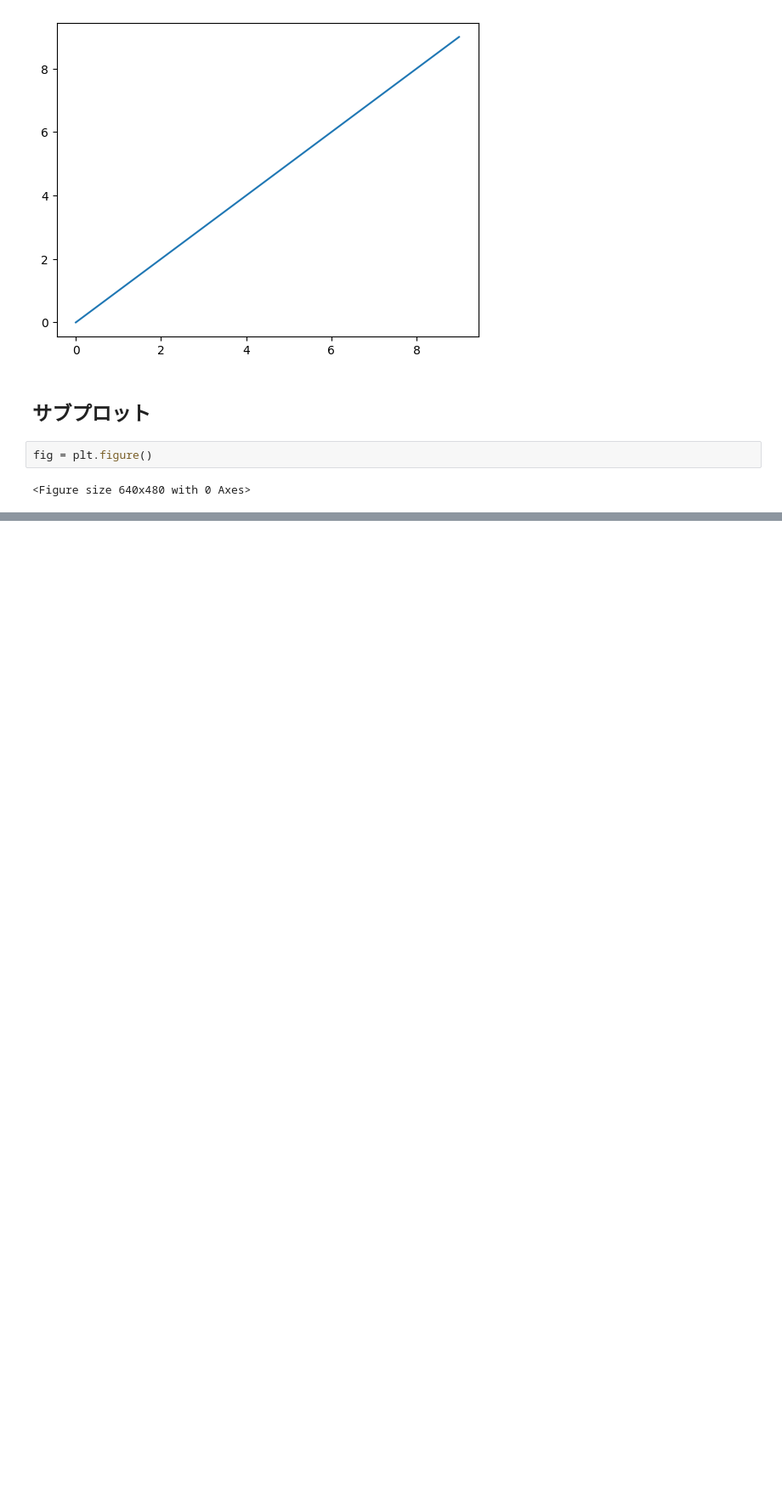
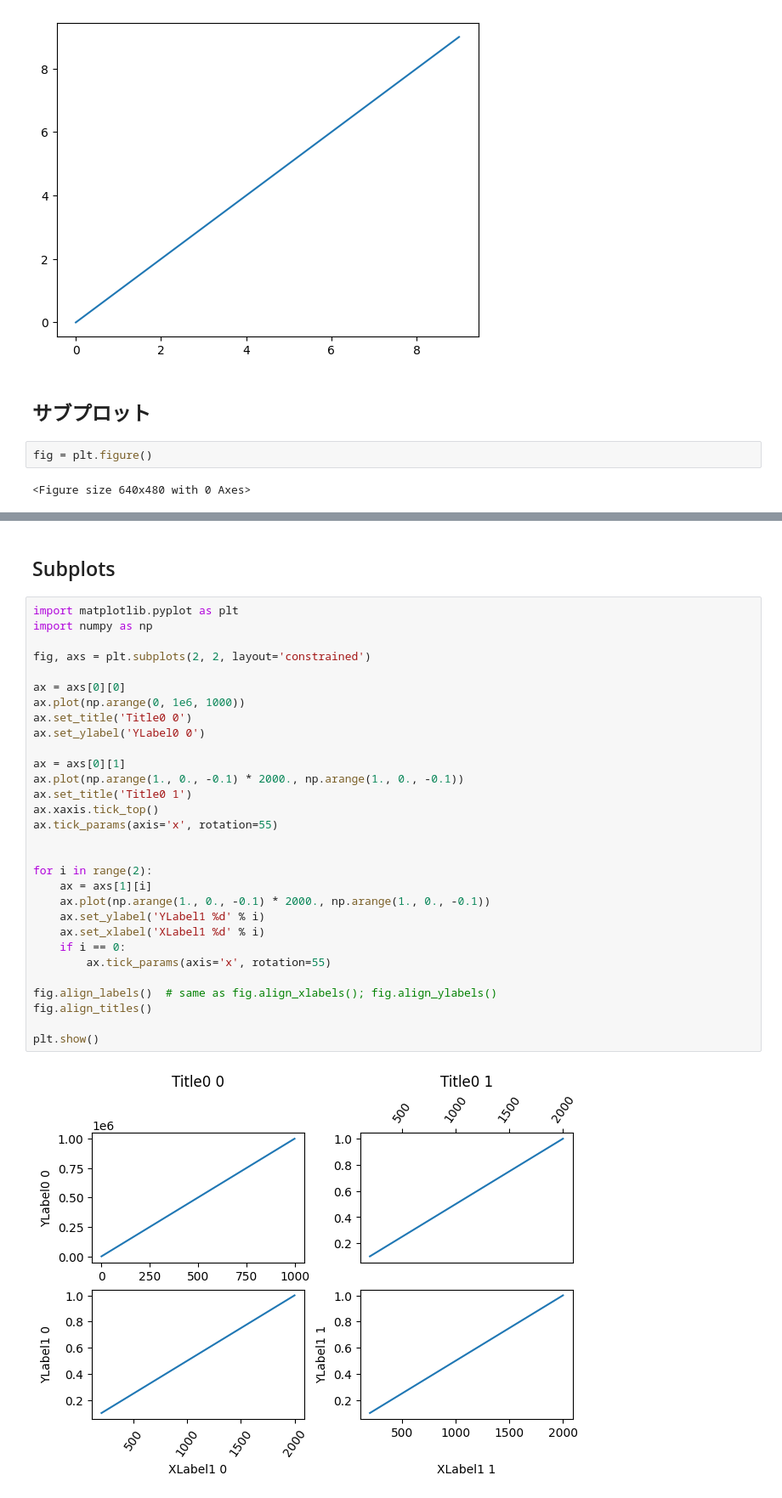
Before and after one commit to tker-78/visualization-training, a Jupyter notebook: notebook/matplotlib.ipynb, the cells around one changed output, grey strips where cells are left out. Shown: that part at 85% size. Saved outputs shown, nothing was run; the diff lists cells and outputs as text; blank space fills up the shorter version.

```diff
--- a/notebook/matplotlib.ipynb
+++ b/notebook/matplotlib.ipynb
@@ -42,0 +38,34 @@ TypeError: show() takes from 0 to 2 positional arguments but 3 were given
+# %% [markdown]
+## Subplots
+# %%
+import matplotlib.pyplot as plt
+import numpy as np
+
+fig, axs = plt.subplots(2, 2, layout='constrained')
+
+ax = axs[0][0]
+ax.plot(np.arange(0, 1e6, 1000))
+ax.set_title('Title0 0')
+ax.set_ylabel('YLabel0 0')
+
+ax = axs[0][1]
+ax.plot(np.arange(1., 0., -0.1) * 2000., np.arange(1., 0., -0.1))
+ax.set_title('Title0 1')
+ax.xaxis.tick_top()
+ax.tick_params(axis='x', rotation=55)
+
+
+for i in range(2):
+    ax = axs[1][i]
+    ax.plot(np.arange(1., 0., -0.1) * 2000., np.arange(1., 0., -0.1))
+    ax.set_ylabel('YLabel1 %d' % i)
+    ax.set_xlabel('XLabel1 %d' % i)
+    if i == 0:
+        ax.tick_params(axis='x', rotation=55)
+
+fig.align_labels()  # same as fig.align_xlabels(); fig.align_ylabels()
+fig.align_titles()
+
+plt.show()
+# %% [output]
+[figure, added]
```
Also changed, not shown: parts of 7 cells of this notebook.
